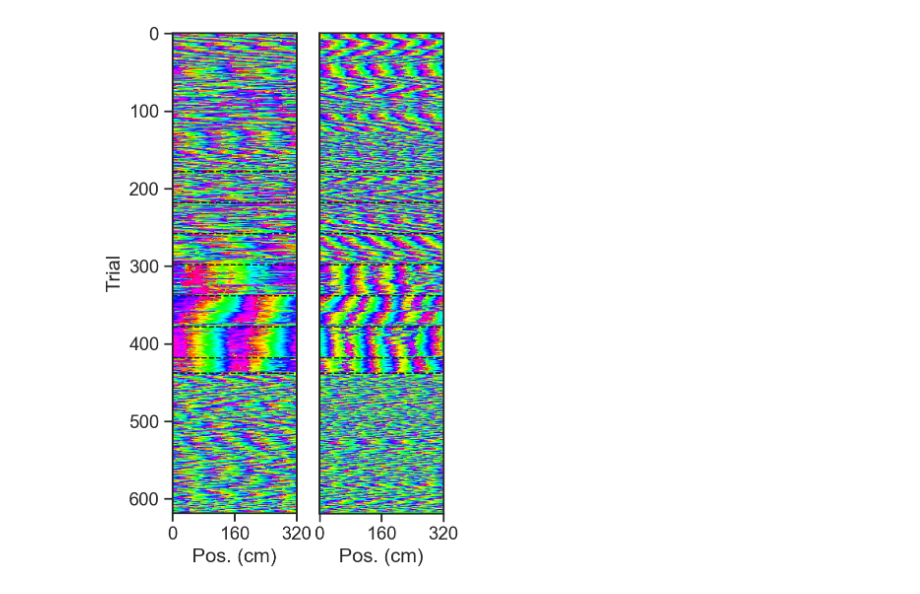
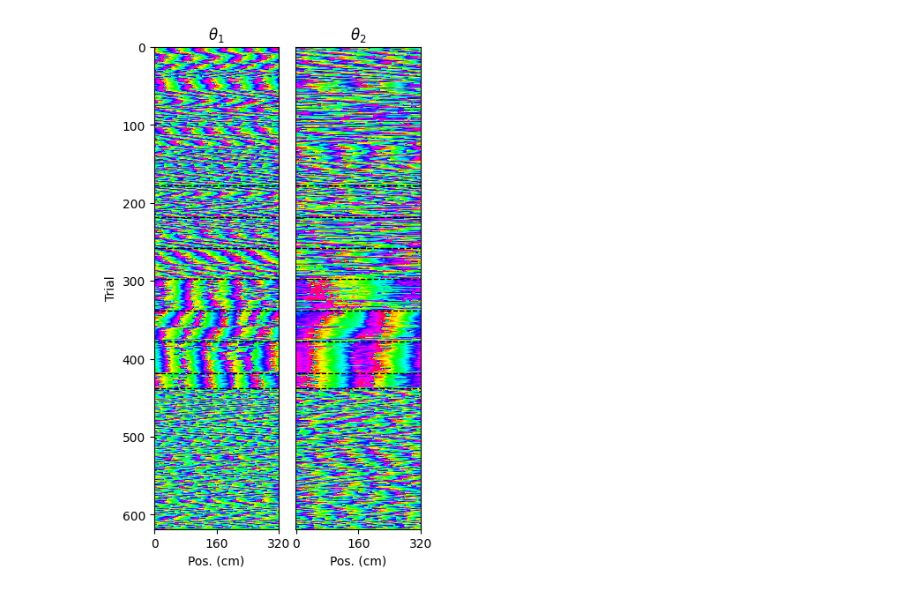
Before and after one commit to GiocomoLab/mec-rapid-learning, a Jupyter notebook: plot_trajectories.ipynb, the cells around one changed output. Drawn from its saved outputs; the diff is of its cells as text; code cells hidden in the pictures.

Commit message:
refactor and add spectrogram visualizations

```diff
--- a/plot_trajectories.ipynb
+++ b/plot_trajectories.ipynb
@@ -1,20 +1,11 @@
 # %%
 import numpy as np
 from matplotlib import pyplot as plt
-import os
-from scipy.io import loadmat
 import seaborn as sns
-import pandas as pd
 
-from scipy.signal import spectrogram
+from scipy.signal import spectrogram, welch
 from sklearn.cluster import KMeans
-from scipy.signal import find_peaks,peak_prominences
 from scipy.ndimage import gaussian_filter1d
-
-
-sns.set(style='ticks',font_scale=1.2)
-import matplotlib as mpl
-mpl.rcParams['figure.dpi'] = 200
 
 %load_ext autoreload
 %autoreload 2
@@ -34,0 +66,22 @@ Keeping 3 of 6 modules
+# %%
+# Module spectrograms
+plt.figure(figsize=(20,3))
+mi = 2
+for i, grid_cell_idxs in enumerate(grid_cell_idxs_modules):
+    plt.subplot(1,5,i+1)
+    Ng = len(grid_cell_idxs)
+    S = spectrograms[grid_cell_idxs].mean(0)
+    plt.imshow(S,origin='lower',aspect='auto',vmax=0.25,cmap='magma')
+    plt.yticks([0, len(S)/2, len(S)], [0, 1, 2])
+
+    if i==0:
+        plt.ylabel(r'Frequency ($m^{-1}$)')
+
+    for i in range(1,8):
+        plt.axhline(100*i/L/2,linewidth=1,c='grey',alpha=0.5)
+
+    for ts in trial_starts[1:-1]:
+        plt.axvline(ts,linewidth=1,c='grey',alpha=0.5)
+    plt.xlabel('Trials')
+
+# plt.savefig(f'images/freq_locking_{fname[:9]}.png',dpi=400)
@@ -35,31 +90,33 @@ Keeping 3 of 6 modules
 # %%
-grid_cell_idxs = grid_cell_idxs_modules[1]
-phi = phi_modules[1]
+# Plot trajectories on the neural sheet
+grid_cell_idxs = grid_cell_idxs_modules[0]
+phi = phi_modules[0]
 Ng = len(grid_cell_idxs)
-
 
 maps = gaussian_filter1d(zmaps[grid_cell_idxs].reshape(Ng, -1), 2, axis=1)
 # maps = zmaps[grid_cell_idxs].reshape(Ng,-1)
 angles = np.arctan2(np.cos(phi)@maps, np.sin(phi)@maps)
 
 plt.figure(figsize=(4,7))
 plt.subplot(121)
+plt.title(r'$\theta_1$')
 plt.imshow(angles[0].reshape(-1,L),cmap='hsv')
 for ts in trial_starts[1:-1]:
     plt.axhline(ts,color='k',linestyle='dashed',linewidth=1)
 plt.xticks([0,L//2,L],[0,L,2*L])
 plt.xlabel('Pos. (cm)')
 plt.ylabel('Trial')
 
 
 plt.subplot(122)
 plt.imshow(angles[2].reshape(-1,L),cmap='hsv')
+plt.title(r'$\theta_2$')
 for ts in trial_starts[1:-1]:
     plt.axhline(ts,color='k',linestyle='dashed',linewidth=1)
 plt.yticks([])
 plt.xticks([0,L//2,L],[0,L,2*L])
 plt.xlabel('Pos. (cm)')
 
 plt.tight_layout(w_pad=0.2)
 # %% [output]
-[figure, old version]
+[figure, new version]
```
Also changed, not shown: parts of 3 cells of this notebook, 1 other file.
